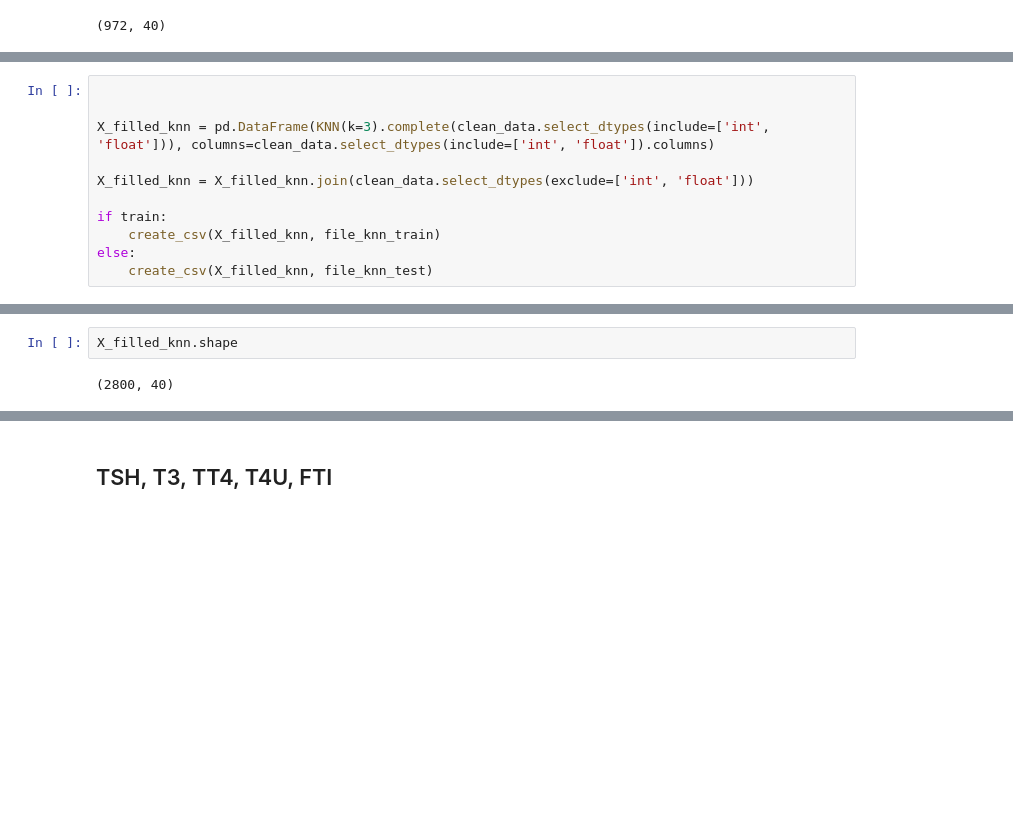
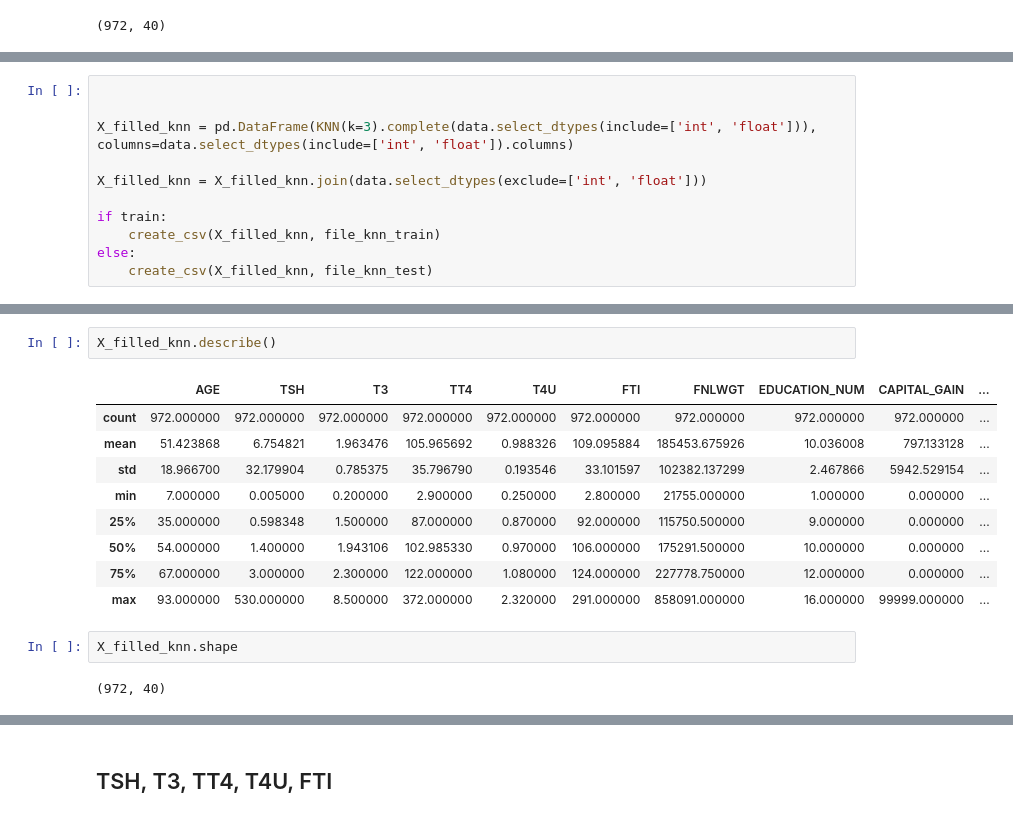
Before and after one commit to PeterJurkacek/IAU_2018_Jurkacek_Vyskoc, a Jupyter notebook: Jurkacek_Vyskoc_predspracovanie.ipynb, the cells around one changed output, grey strips where cells are left out. Drawn from its saved outputs; the diff is of its cells as text; blank space fills up the shorter version.

```diff
--- a/Jurkacek_Vyskoc_predspracovanie.ipynb
+++ b/Jurkacek_Vyskoc_predspracovanie.ipynb
@@ -825,9 +879,9 @@ imputed_DF.shape
 # %%
 
 
-X_filled_knn = pd.DataFrame(KNN(k=3).complete(clean_data.select_dtypes(include=['int', 'float'])), columns=clean_data.select_dtypes(include=['int', 'float']).columns)
+X_filled_knn = pd.DataFrame(KNN(k=3).complete(data.select_dtypes(include=['int', 'float'])), columns=data.select_dtypes(include=['int', 'float']).columns)
 
-X_filled_knn = X_filled_knn.join(clean_data.select_dtypes(exclude=['int', 'float']))
+X_filled_knn = X_filled_knn.join(data.select_dtypes(exclude=['int', 'float']))
 
 if train:
     create_csv(X_filled_knn, file_knn_train)
@@ -854,7 +901,19 @@ Imputing row 2701/2800 with 0 missing, elapsed time: 1.437
+# %%
+X_filled_knn.describe()
+# %% [output]
+|  | AGE | TSH | T3 | TT4 | T4U | FTI | FNLWGT | EDUCATION_NUM | CAPITAL_GAIN | ... |
+| count | 972.000000 | 972.000000 | 972.000000 | 972.000000 | 972.000000 | 972.000000 | 972.000000 | 972.000000 | 972.000000 | ... |
+| mean | 51.423868 | 6.754821 | 1.963476 | 105.965692 | 0.988326 | 109.095884 | 185453.675926 | 10.036008 | 797.133128 | ... |
+| std | 18.966700 | 32.179904 | 0.785375 | 35.796790 | 0.193546 | 33.101597 | 102382.137299 | 2.467866 | 5942.529154 | ... |
+| min | 7.000000 | 0.005000 | 0.200000 | 2.900000 | 0.250000 | 2.800000 | 21755.000000 | 1.000000 | 0.000000 | ... |
+| 25% | 35.000000 | 0.598348 | 1.500000 | 87.000000 | 0.870000 | 92.000000 | 115750.500000 | 9.000000 | 0.000000 | ... |
+| 50% | 54.000000 | 1.400000 | 1.943106 | 102.985330 | 0.970000 | 106.000000 | 175291.500000 | 10.000000 | 0.000000 | ... |
+| 75% | 67.000000 | 3.000000 | 2.300000 | 122.000000 | 1.080000 | 124.000000 | 227778.750000 | 12.000000 | 0.000000 | ... |
+| max | 93.000000 | 530.000000 | 8.500000 | 372.000000 | 2.320000 | 291.000000 | 858091.000000 | 16.000000 | 99999.000000 | ... |
 # %%
 X_filled_knn.shape
 # %% [output]
-(2800, 40)
+(972, 40)
 # %%
 imputed_DF.apply(count_missing)
 # %% [output]
```
Also changed, not shown: parts of 9 cells of this notebook, 3 other files.
